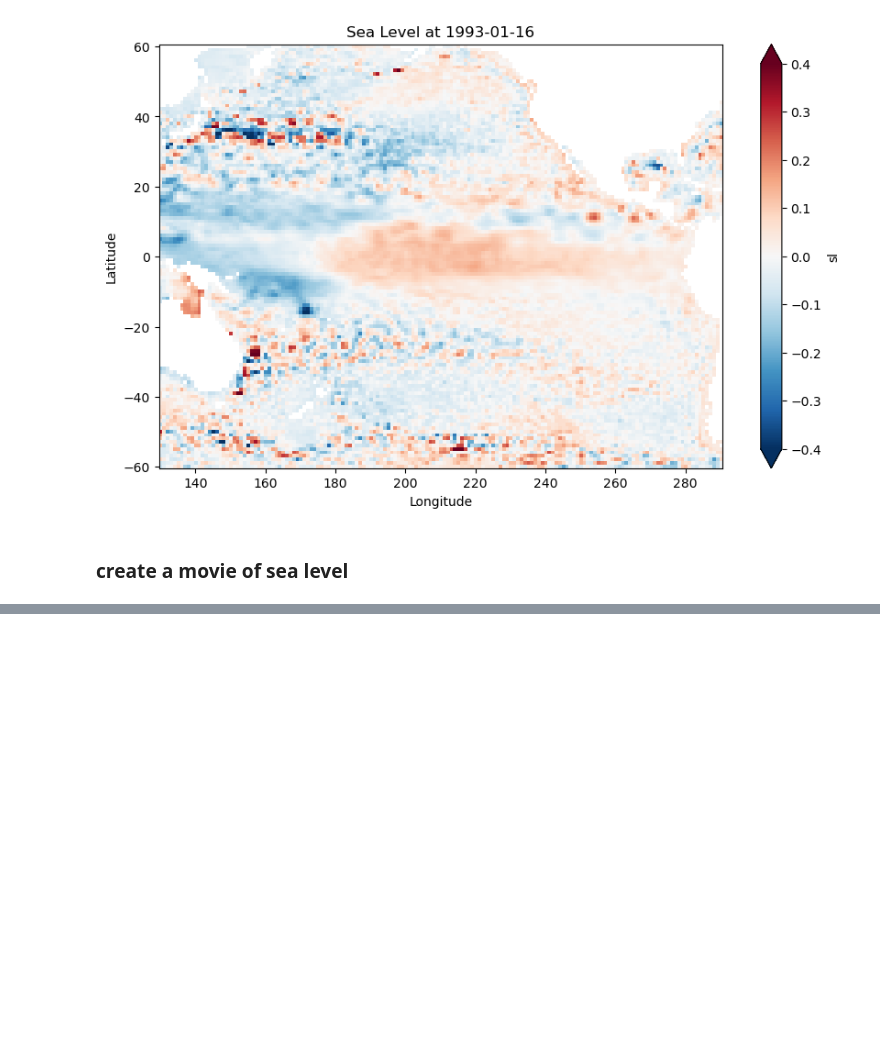
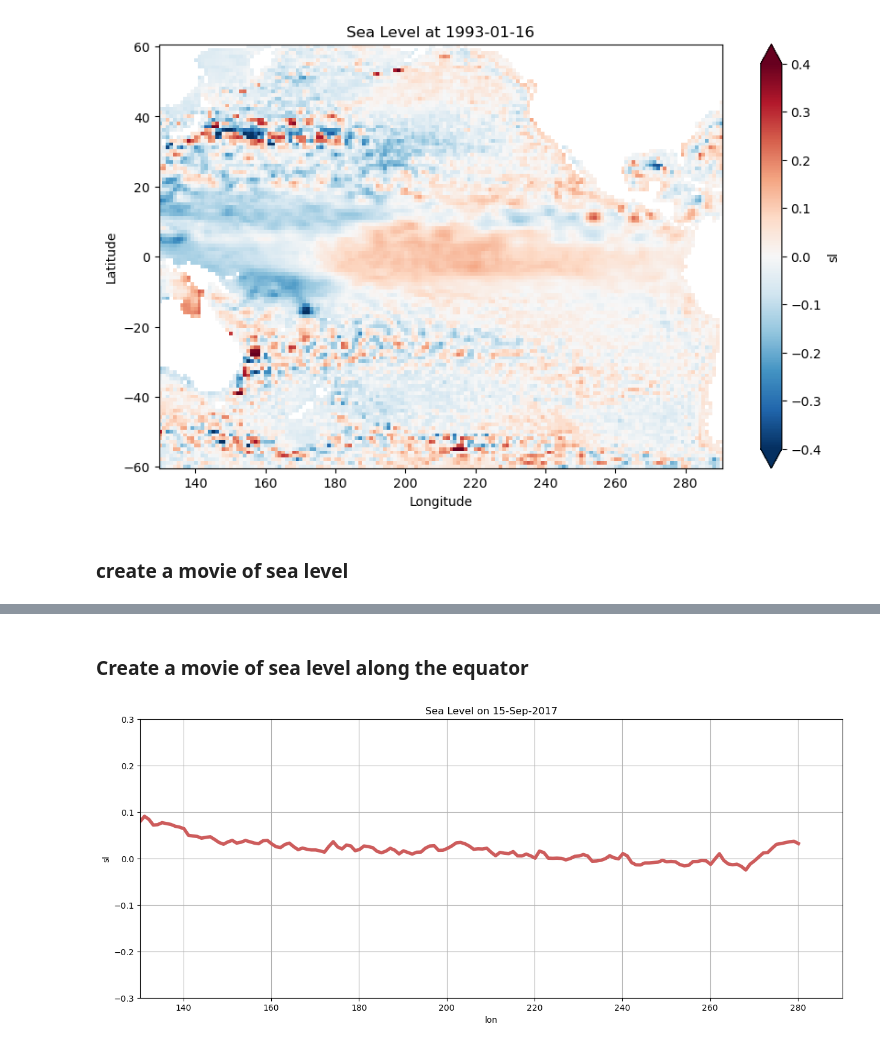
Before and after one commit to isidora-rojas/SIO175_DataAnalysis, a Jupyter notebook: Module_2/demo3.ipynb, the cells around one changed output, grey strips where cells are left out. Drawn from its saved outputs; the diff is of its cells as text; code cells hidden in the pictures; blank space fills up the shorter version.

```diff
--- a/Module_2/demo3.ipynb
+++ b/Module_2/demo3.ipynb
@@ -266,0 +249,32 @@ for j in range(len(ds.time)):
+# %% [markdown]
+### Create a movie of sea level along the equator
+# %%
+from IPython import display
+import time
+
+# Assuming ds is defined elsewhere
+nt = len(ds.time)
+eq = ds.sel(lat=0, method='nearest')
+
+plt.figure(figsize=(15,6))
+
+for j in np.arange(nt):
+    plt.clf() # Clear the figure
+
+    # Select data for the current time step
+    eq.sl.isel(time=j).plot(color='IndianRed', linewidth=4)
+
+    date_str = eq.time.isel(time=j).dt.strftime('%d-%b-%Y').values
+
+    plt.title(f'Sea Level on {date_str}')
+    # lock the x and y axis so its not twitchy
+    plt.ylim(-0.3, 0.3)
+    plt.xlim(eq.lon.min(), eq.lon.max())
+
+    plt.grid(True)
+    # animation code
+    display.display(plt.gcf())
+    display.clear_output(wait=True)
+    time.sleep(0.1)
+# %% [output]
+[figure, added]
```
Also changed, not shown: parts of 5 cells of this notebook.
